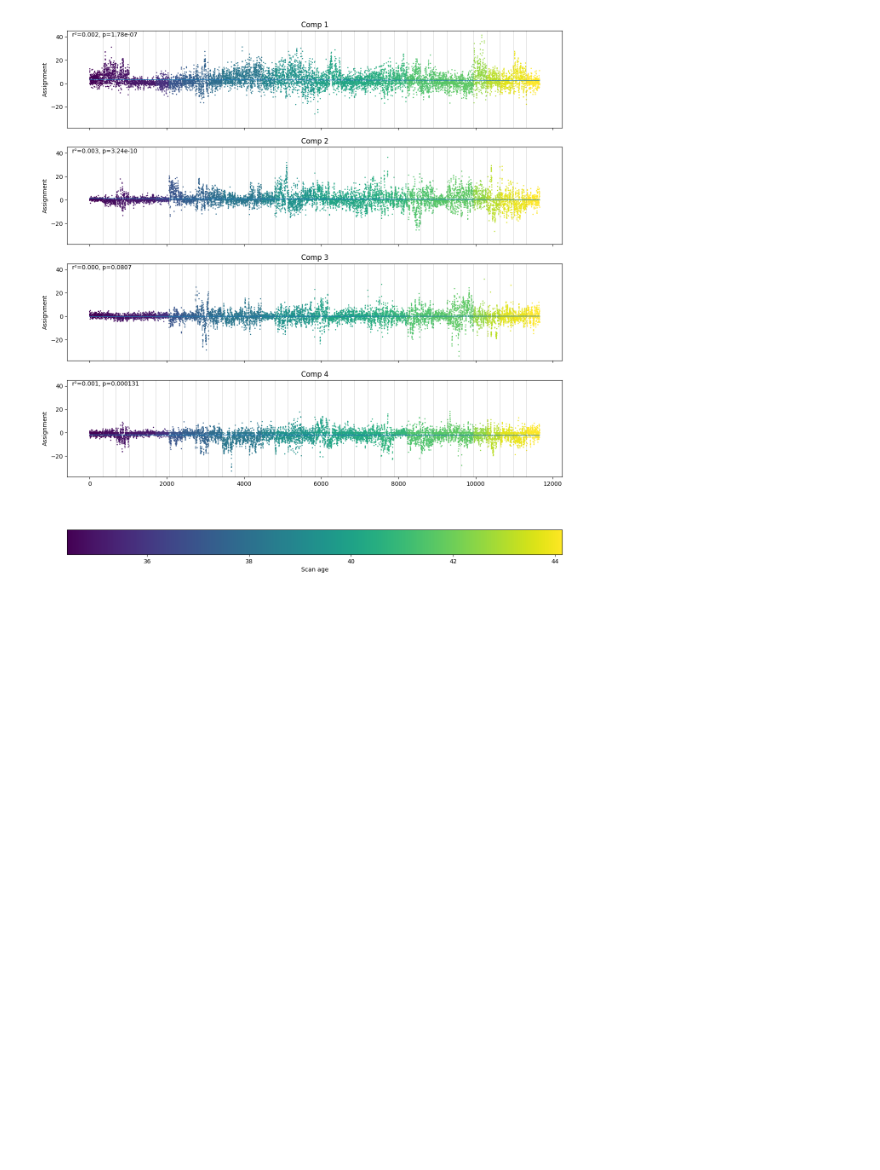
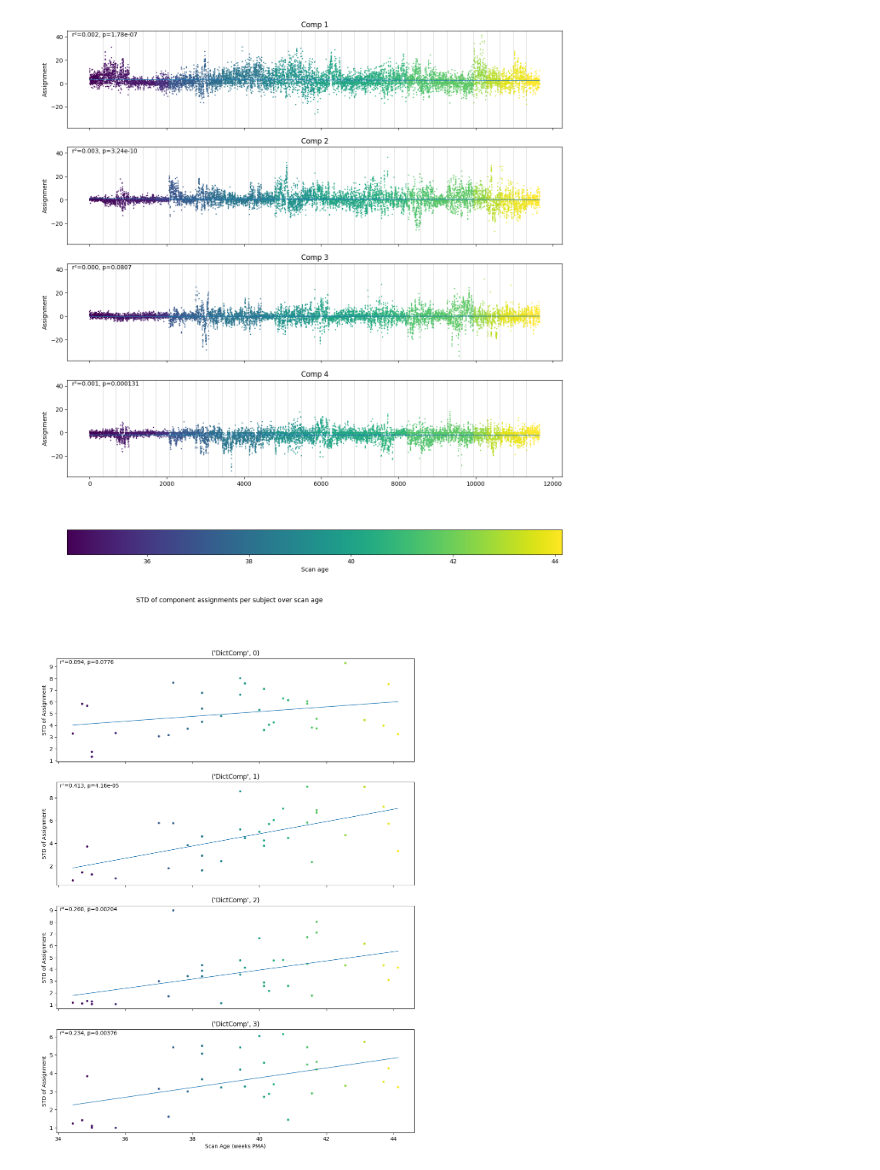
Before and after one commit to seb2o/devCAPs, a Jupyter notebook: src/analyse_dictCAPS.ipynb, the cells around one changed output. Saved outputs shown, nothing was run; the diff lists cells and outputs as text; code cells hidden in the pictures; blank space fills up the shorter version.

```diff
--- a/src/analyse_dictCAPS.ipynb
+++ b/src/analyse_dictCAPS.ipynb
@@ -103,6 +103,38 @@ cbar.set_label("Scan age")
 plt.show()
 # %% [output]
 [figure]
+# %%
+subjGrouped_ageSorted_assignments = age_sorted_assignments.groupby(
+    level=['subj_name', 'ses_name'],
+    sort=False
+)["DictComp"]
+
+fig, axes = plt.subplots(components.shape[0], 1, figsize=(12, 4 * components.shape[0]), sharex=True)
+for ax,(comp_idx, comp_value) in zip(axes, subjGrouped_ageSorted_assignments.std().T.iterrows()):
+    scan_ages = age_sorted_assignments["metadata", 'scan_age'].groupby(
+        level=['subj_name', 'ses_name'],
+        sort=False
+    ).first().values
+    ax.scatter(scan_ages, comp_value, s=10, c=scan_ages)
+
+
+    slope, intercept, r, p, stderr = linregress(scan_ages, comp_value)
+    r2 = r ** 2
+    ax.plot(scan_ages, slope*scan_ages + intercept, linewidth=1)
+
+
+    ax.text(0.01, 0.99,
+            f"r²={r2:.3f}, p={p:.3g}",
+            transform=ax.transAxes,
+            va="top", ha="left")
+
+    ax.set_ylabel("STD of Assignment")
+    ax.set_title(f"{comp_idx}")
+fig.suptitle("STD of component assignments per subject over scan age")
+plt.xlabel("Scan Age (weeks PMA)")
+plt.show()
+# %% [output]
+[figure, added]
 # %%
 # plot assignments over age
 
```
Also changed, not shown: parts of 1 cell of this notebook.
